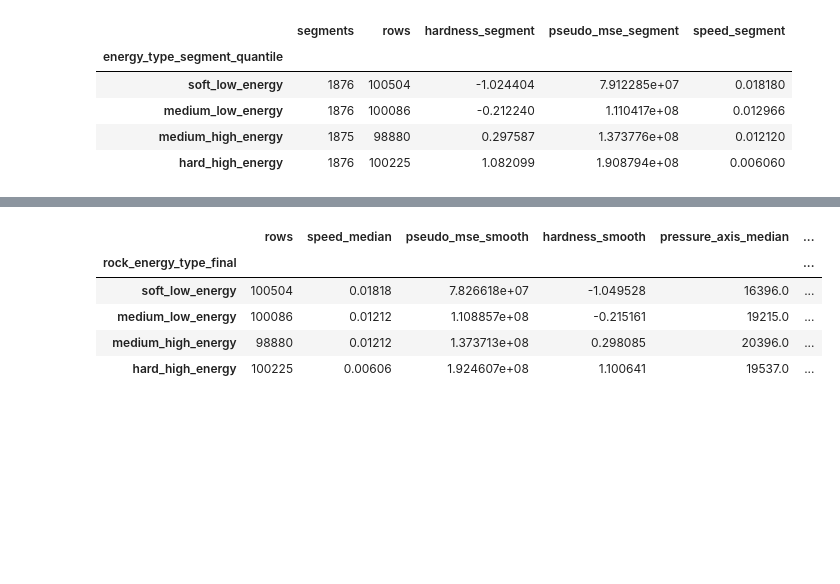
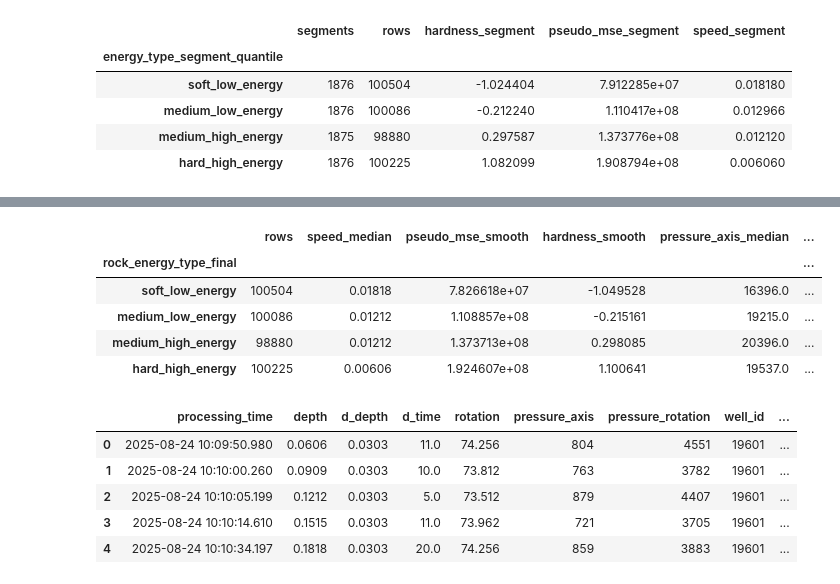
Before and after one commit to qa1roO/OptimalDrilling, a Jupyter notebook: notebooks/rock_energy_segment.ipynb, the cells around one changed output, grey strips where cells are left out. Cells and saved outputs as stored; diff of their text form; code cells hidden in the pictures; blank space fills up the shorter version.

```diff
--- a/notebooks/rock_energy_segment.ipynb
+++ b/notebooks/rock_energy_segment.ipynb
@@ -205,0 +132,19 @@ hardness_score_smooth NaN pct: 3.699322248698347
+# %%
+def zscore(series: pd.Series) -> pd.Series:
+    return (series - series.mean()) / (series.std() + EPS)
+
+
+df["hardness_score_smooth"] = zscore(df["log_pseudo_mse_roll_median_30"])
+
+print("hardness_score_smooth NaN count:", int(df["hardness_score_smooth"].isna().sum()))
+print("hardness_score_smooth NaN pct:", float(df["hardness_score_smooth"].isna().mean() * 100))
+
+display(
+    df[
+        [
+            "log_pseudo_mse",
+            "log_pseudo_mse_roll_median_30",
+            "hardness_score_smooth",
+        ]
+    ].describe(percentiles=[.01, .05, .5, .95, .99])
+)
@@ -213,11 +172,9 @@ energy_labels_4 = [
 
 SEGMENT_SIZE = 60
 
-segment_df = df.dropna(subset=[
-    "hardness_score_smooth",
-    "pseudo_mse_roll_median_30",
-    "speed",
-]).copy()
+segment_df = df.dropna(
+    subset=["hardness_score_smooth", "pseudo_mse_roll_median_30", "speed"]
+).copy()
 
 segment_df = segment_df.sort_values(["well_id", "processing_time"]).copy()
 segment_df["_row_in_well"] = segment_df.groupby("well_id").cumcount()
@@ -315,25 +229,48 @@ display(df_out[[
 # %%
+df_out = df.merge(
+    segment_df[
+        [
+            "processing_time",
+            "well_id",
+            "segment_id",
+            "hardness_segment",
+            "energy_type_segment_quantile",
+        ]
+    ],
+    on=["processing_time", "well_id"],
+    how="left",
+)
+
+df_out["rock_energy_type_final"] = df_out["energy_type_segment_quantile"]
+
 summary_final = (
     df_out
     .groupby("rock_energy_type_final")
     .agg(
         rows=("speed", "size"),
         speed_median=("speed", "median"),
         pseudo_mse_smooth=("pseudo_mse_roll_median_30", "median"),
         hardness_smooth=("hardness_score_smooth", "median"),
         pressure_axis_median=("pressure_axis", "median"),
         pressure_rotation_median=("pressure_rotation", "median"),
         rotation_median=("rotation", "median"),
     )
     .sort_values("hardness_smooth")
 )
 
 display(summary_final)
+display(df_out.head())
 # %% [output]
 |  | rows | speed_median | pseudo_mse_smooth | hardness_smooth | pressure_axis_median | ... |
 | rock_energy_type_final |  |  |  |  |  | ... |
 | soft_low_energy | 100504 | 0.01818 | 7.826618e+07 | -1.049528 | 16396.0 | ... |
 | medium_low_energy | 100086 | 0.01212 | 1.108857e+08 | -0.215161 | 19215.0 | ... |
 | medium_high_energy | 98880 | 0.01212 | 1.373713e+08 | 0.298085 | 20396.0 | ... |
 | hard_high_energy | 100225 | 0.00606 | 1.924607e+08 | 1.100641 | 19537.0 | ... |
+|  | processing_time | depth | d_depth | d_time | rotation | pressure_axis | pressure_rotation | well_id | ... |
+| 0 | 2025-08-24 10:09:50.980 | 0.0606 | 0.0303 | 11.0 | 74.256 | 804 | 4551 | 19601 | ... |
+| 1 | 2025-08-24 10:10:00.260 | 0.0909 | 0.0303 | 10.0 | 73.812 | 763 | 3782 | 19601 | ... |
+| 2 | 2025-08-24 10:10:05.199 | 0.1212 | 0.0303 | 5.0 | 73.512 | 879 | 4407 | 19601 | ... |
+| 3 | 2025-08-24 10:10:14.610 | 0.1515 | 0.0303 | 11.0 | 73.962 | 721 | 3705 | 19601 | ... |
+| 4 | 2025-08-24 10:10:34.197 | 0.1818 | 0.0303 | 20.0 | 74.256 | 859 | 3883 | 19601 | ... |
 # %%
```
Also changed, not shown: parts of 14 cells of this notebook, 58 other files.
